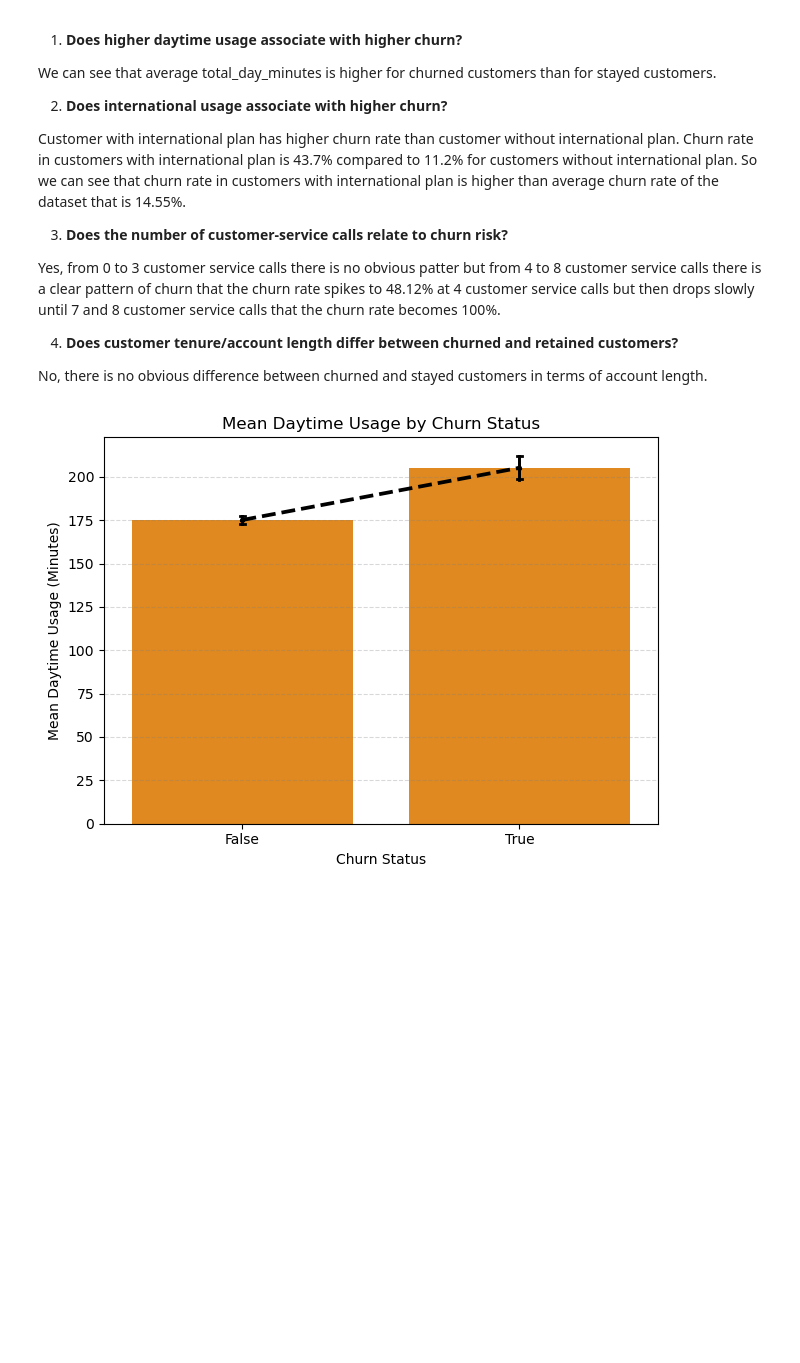
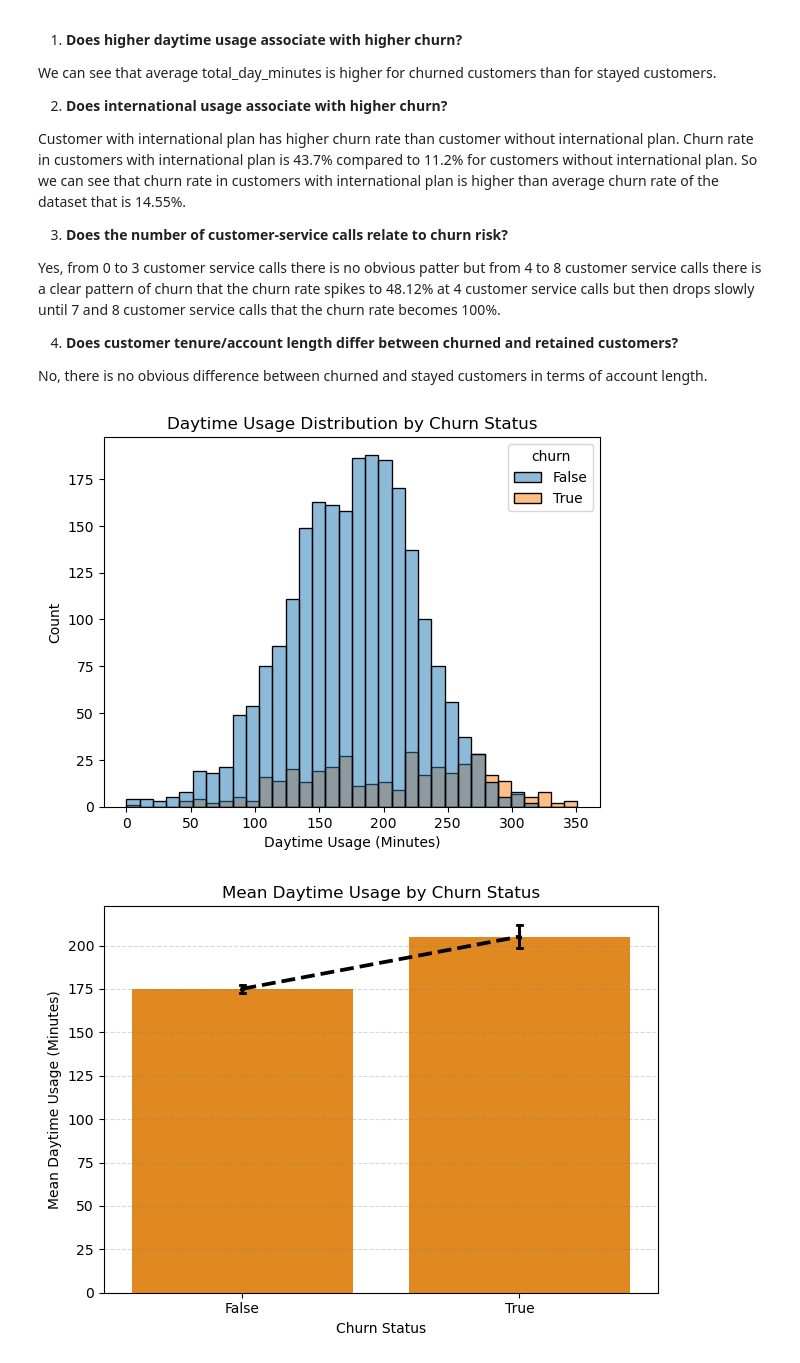
Before and after one commit to Erfan-Taherirani/Data_Science, a Jupyter notebook: Telecom Customer Churn/notebooks/eda.ipynb, the cells around one changed output. Cells and saved outputs as stored; diff of their text form; code cells hidden in the pictures; blank space fills up the shorter version.

```diff
--- a/Telecom Customer Churn/notebooks/eda.ipynb
+++ b/Telecom Customer Churn/notebooks/eda.ipynb
@@ -412,4 +408,8 @@ Yes, from 0 to 3 customer service calls there is no obvious patter but from 4 to
 4. **Does customer tenure/account length differ between churned and retained customers?**
 
 No, there is no obvious difference between churned and stayed customers in terms of account length.
+# %%
+plot_daytime_usage_dist_by_churn_status(df)
+# %% [output]
+[figure, added]
 # %%
```
Also changed, not shown: parts of 7 cells of this notebook, 6 other files.
